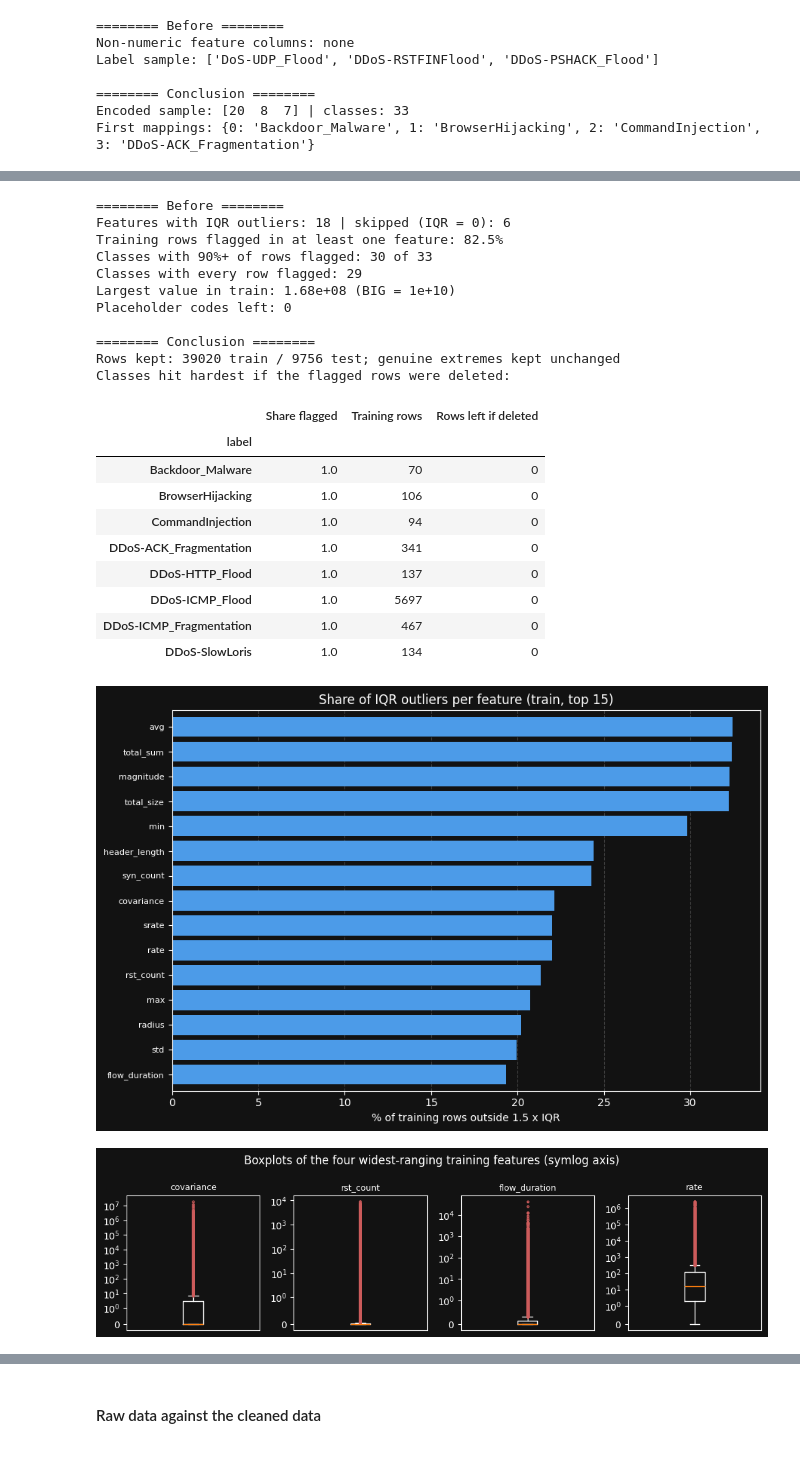
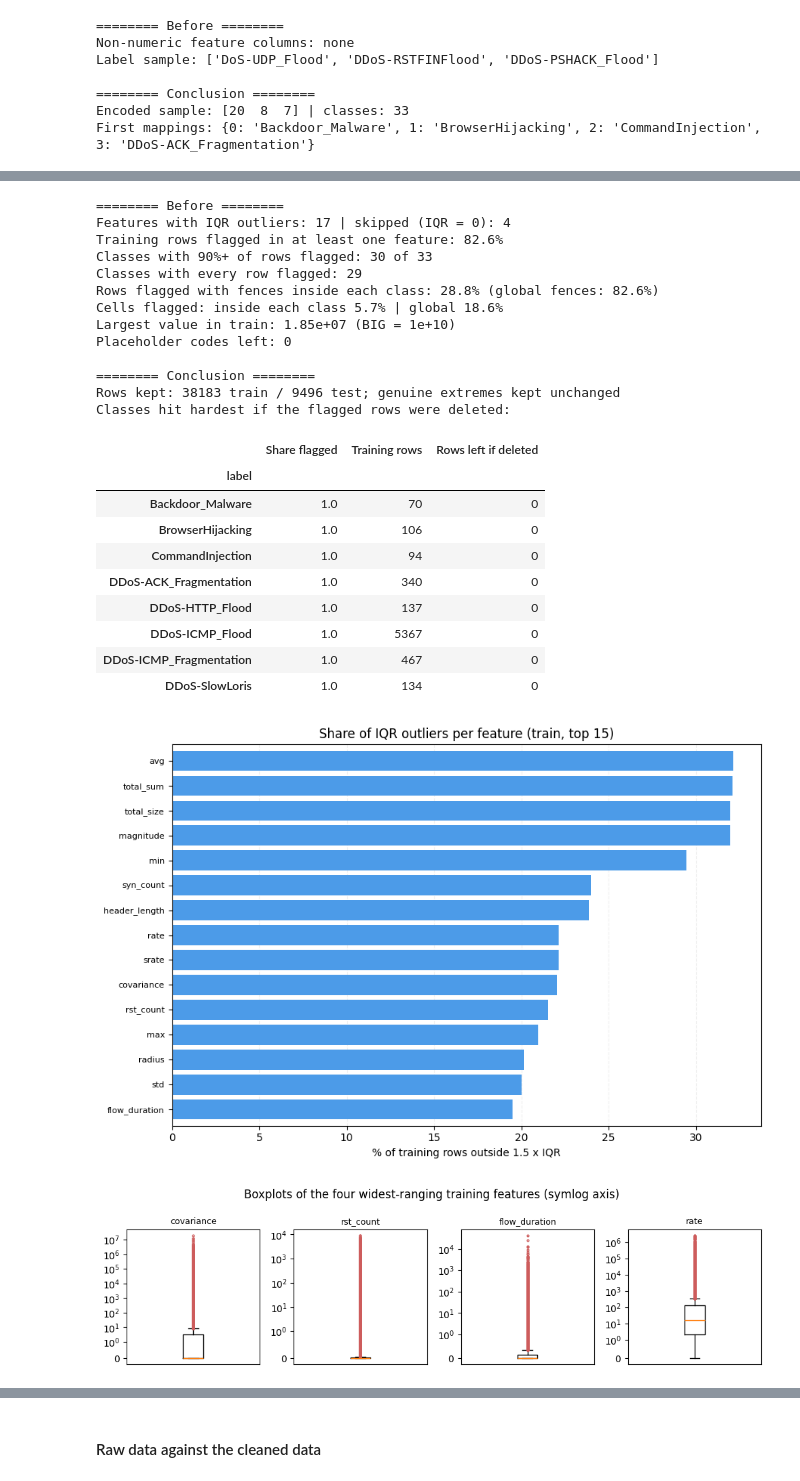
Before and after one commit to MR-Goldenyt/Argus, a Jupyter notebook: Argus.ipynb, the cells around one changed output, grey strips where cells are left out. Drawn from its saved outputs; the diff is of its cells as text; code cells hidden in the pictures.

Commit message:
implemented SMOTE
the tutor said that SMOTE allowed so now it implemented.

many fixes stale markdowns etc.

```diff
--- a/Argus.ipynb
+++ b/Argus.ipynb
@@ -16,18 +18,18 @@ import numpy as np
 import matplotlib.pyplot as plt
 from sklearn.model_selection import train_test_split
 from sklearn.preprocessing import LabelEncoder, StandardScaler
-from sklearn.utils import resample
+from imblearn.over_sampling import SMOTENC
 
 # Constants shared across the notebook
 DATASET_PATH = "Dataset_Brief_2.csv"  # upload to the Colab session storage first
 LABEL_COL = "label"  # target column
 SEED, TEST_SIZE = 42, 0.2  # reproducibility and stratified test share
 BIG = 1e10  # a value below 0 or at least BIG is a placeholder code for "not measured"
-N_JOBS = max(1, (os.cpu_count() or 2) // 2)  # use half the CPU cores, leave the rest free for the computer
+N_JOBS = max(1, (os.cpu_count() or 2) // 2)  # half the CPU cores, for the modelling phases (no model is fitted in cleaning)
 FIG_DIR = "figures"  # saved figures go here
-SAVE_FIGS = False  # True writes every figure to FIG_DIR
-BG = "#121212"  # figure background color
-STYLE = ["dark_background", {"figure.facecolor": BG, "axes.facecolor": BG}]
+SAVE_FIGS = False  # True writes every figure to FIG_DIR (scripts/run_nb.py turns it on for the report run)
+BG = "white"  # figure background color (light, so the figures print cleanly)
+STYLE = ["default", {"figure.facecolor": BG, "axes.facecolor": BG}]
 WIDE = (10, 2.8)  # wide, short figures: about 1.7 inches tall at report width
 
 def finish_fig(fig, name):
@@ -934,6 +1074,21 @@ def box_row(data, title, filename):
     return finish_fig(fig, filename)
 
 
+def iqr_flags(frame):
+    """Mark the cells outside the IQR fences of their own column.
+
+    Args:
+        frame: DataFrame of continuous features.
+
+    Returns:
+        A boolean DataFrame (True = outlier cell) for the columns with an IQR above zero.
+    """
+    q1, q3 = frame.quantile(0.25), frame.quantile(0.75)
+    iqr = q3 - q1
+    cols = iqr.index[iqr > 0]  # IQR = 0 gives no usable fences
+    return (frame[cols] < q1[cols] - 1.5 * iqr[cols]) | (frame[cols] > q3[cols] + 1.5 * iqr[cols])
+
+
 # ======== Before: IQR rule on the training set ========
 # Fences at Q1 - 1.5 x IQR and Q3 + 1.5 x IQR for every continuous feature
 q1 = X_train[CONT].quantile(0.25)  # first quartile
@@ -945,6 +1100,15 @@ flag = (X_train[use] < low) | (X_train[use] > high)  # True = outlier cell
 
 outlier_pct = flag.mean() * 100  # % of rows flagged, per feature
 by_class = flag.any(axis=1).groupby(y_train).mean()  # share of each class's rows flagged
+
+# The same rule with fences computed inside each class: are the extremes normal for their own attack?
+within_rows = pd.Series(False, index=X_train.index)  # True = row flagged by its own class's fences
+within_cells = 0
+for c in y_train.unique():
+    class_flags = iqr_flags(X_train.loc[y_train == c, CONT])
+    within_rows[class_flags.index] = class_flags.any(axis=1)
+    within_cells += int(class_flags.to_numpy().sum())
+cells = len(X_train) * len(CONT)  # every continuous training cell
 
 # The four features whose range is widest compared with their IQR (plotted in the boxplots below)
 spread_ratio = (X_train[CONT].max() - X_train[CONT].min()) / iqr.where(iqr > 0)
@@ -959,6 +1123,8 @@ print(f"Features with IQR outliers: {(outlier_pct > 0).sum()} | skipped (IQR = 0
 print(f"Training rows flagged in at least one feature: {flag.any(axis=1).mean():.1%}")
 print(f"Classes with 90%+ of rows flagged: {(by_class >= 0.9).sum()} of {len(by_class)}")
 print(f"Classes with every row flagged: {(by_class == 1).sum()}")
+print(f"Rows flagged with fences inside each class: {within_rows.mean():.1%} (global fences: {flag.any(axis=1).mean():.1%})")
+print(f"Cells flagged: inside each class {within_cells / cells:.1%} | global {int(flag.to_numpy().sum()) / cells:.1%}")
 print(f"Largest value in train: {X_train[CONT].max().max():.3g} (BIG = {BIG:.0e})")
 print(f"Placeholder codes left: {codes_left}")
 
@@ -978,41 +1144,43 @@ display(if_deleted.sort_values("Share flagged", ascending=False).head(8).round(3
 # Plot: share of outliers per feature, then boxplots of the four widest features
 display(
     barh(
         outlier_pct.sort_values(ascending=False).head(15),
         "Share of IQR outliers per feature (train, top 15)",
         "% of training rows outside 1.5 x IQR",
         "fig8_iqr_outliers",
     ),
     box_row(
         X_train[top],
         "Boxplots of the four widest-ranging training features (symlog axis)",
         "fig9_boxplots",
     ),
 )
 # %% [output]
 ======== Before ========
-Features with IQR outliers: 18 | skipped (IQR = 0): 6
-Training rows flagged in at least one feature: 82.5%
+Features with IQR outliers: 17 | skipped (IQR = 0): 4
+Training rows flagged in at least one feature: 82.6%
 Classes with 90%+ of rows flagged: 30 of 33
 Classes with every row flagged: 29
-Largest value in train: 1.68e+08 (BIG = 1e+10)
+Rows flagged with fences inside each class: 28.8% (global fences: 82.6%)
+Cells flagged: inside each class 5.7% | global 18.6%
+Largest value in train: 1.85e+07 (BIG = 1e+10)
 Placeholder codes left: 0
 
 ======== Conclusion ========
-Rows kept: 39020 train / 9756 test; genuine extremes kept unchanged
+Rows kept: 38183 train / 9496 test; genuine extremes kept unchanged
 Classes hit hardest if the flagged rows were deleted:
 |  | Share flagged | Training rows | Rows left if deleted |
 | label |  |  |  |
 | Backdoor_Malware | 1.0 | 70 | 0 |
 | BrowserHijacking | 1.0 | 106 | 0 |
 | CommandInjection | 1.0 | 94 | 0 |
-| DDoS-ACK_Fragmentation | 1.0 | 341 | 0 |
+| DDoS-ACK_Fragmentation | 1.0 | 340 | 0 |
 | DDoS-HTTP_Flood | 1.0 | 137 | 0 |
-| DDoS-ICMP_Flood | 1.0 | 5697 | 0 |
+| DDoS-ICMP_Flood | 1.0 | 5367 | 0 |
 | DDoS-ICMP_Fragmentation | 1.0 | 467 | 0 |
 | DDoS-SlowLoris | 1.0 | 134 | 0 |
-[figure, old version]
+[figure, new version]
-[figure, old version]
+[figure, new version]
 # %% [markdown]
 ### xiii. Skew Reduction and Feature Scaling
 
```
Also changed, not shown: parts of 36 cells of this notebook, 3 other files.
